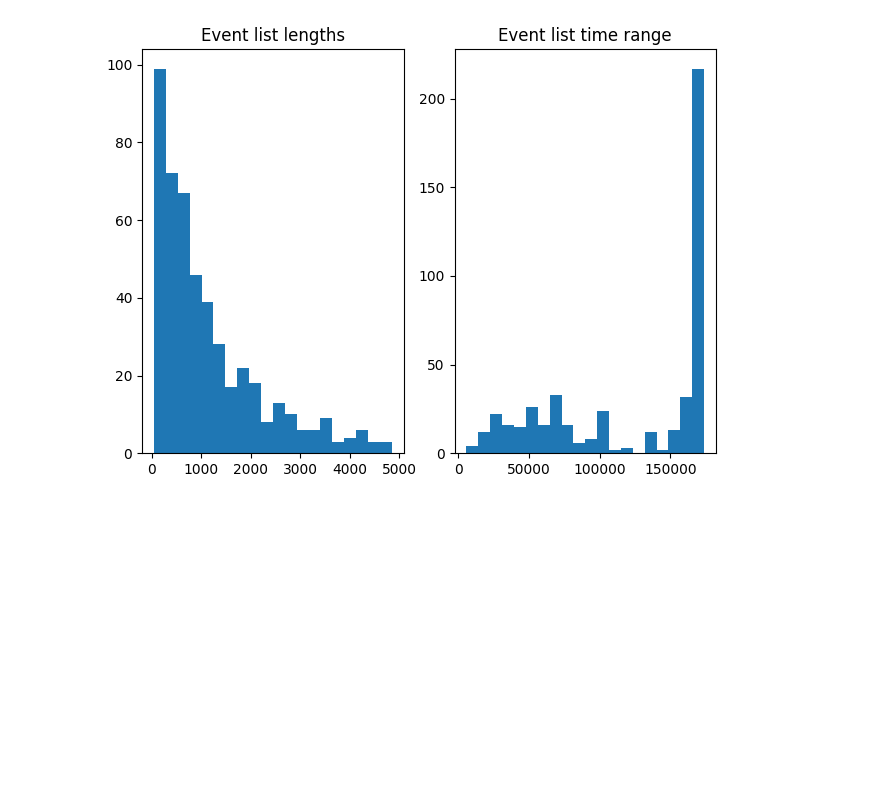
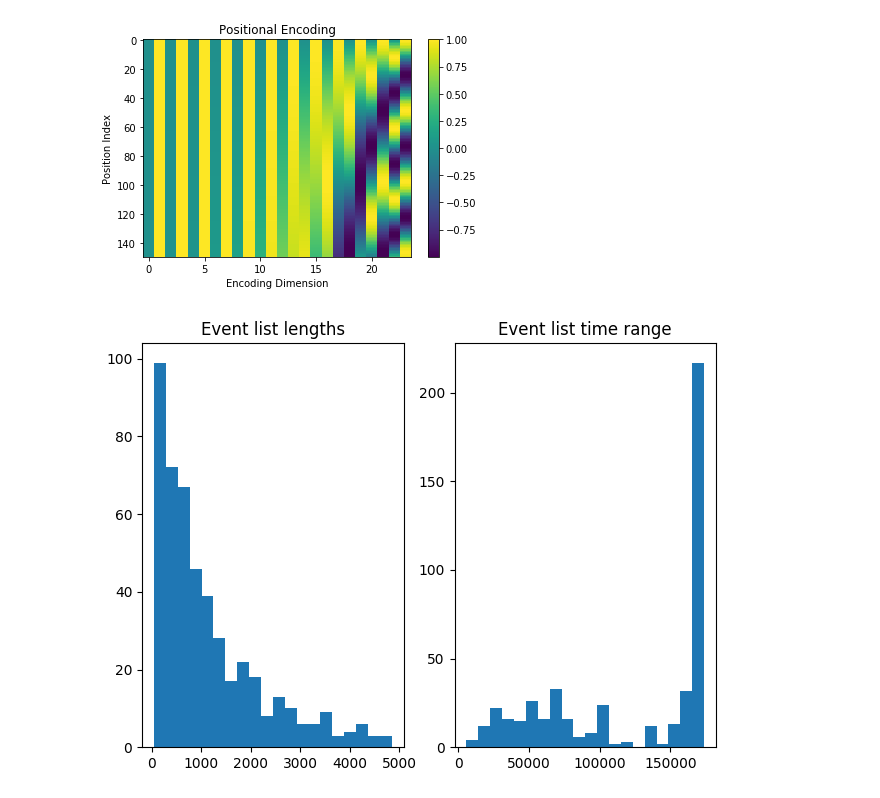
Before and after one commit to villrv/ppae, a Jupyter notebook: chandra_visualization.ipynb, the cells around one changed output. Saved outputs shown, nothing was run; the diff lists cells and outputs as text; code cells hidden in the pictures; blank space fills up the shorter version.

Commit message:
lots of updates, pending a bug fix that causes all latents to have positive values

```diff
--- a/chandra_visualization.ipynb
+++ b/chandra_visualization.ipynb
@@ -11,3 +16,76 @@ else:
+# %%
+def gen_pe(max_length, d_model, n):
+
+    # generate an empty matrix for the positional encodings (pe)
+    pe = np.zeros(max_length*d_model).reshape(max_length, d_model)
+
+    # for each position
+    for k in np.arange(max_length):
+
+    # for each dimension
+        for i in np.arange(d_model//2):
+
+            # calculate the internal value for sin and cos
+            theta = k / (n ** ((2*i)/d_model))
+
+            # even dims: sin
+            pe[k, 2*i] = np.sin(theta)
+
+            # odd dims: cos
+            pe[k, 2*i+1] = np.cos(theta)
+
+    return pe
+
+def gen_my_pe(max_length, d_model, n):
+
+    # generate an empty matrix for the positional encodings (pe)
+    pe = np.zeros(max_length*d_model).reshape(max_length, d_model)
+
+    # for each position
+    for k in np.arange(max_length):
+
+    # for each dimension
+        for i in np.arange(d_model//2):
+
+            # calculate the internal value for sin and cos
+#             theta = k / (n ** ((2*i)/d_model))
+            theta = np.pi * 2 ** (i) * k / 50000
+
+            # even dims: sin
+            pe[k, 2*i] = np.sin(theta)
+
+            # odd dims: cos
+            pe[k, 2*i+1] = np.cos(theta)
+
+    return pe
+
+def visualize_pe(max_length, d_model, n, my=False):
+    if not my:
+        plt.imshow(gen_pe(max_length, d_model, n), aspect="auto")
+    else:
+        plt.imshow(gen_my_pe(max_length, d_model, n), aspect="auto")
+    plt.title("Positional Encoding")
+    plt.xlabel("Encoding Dimension")
+    plt.ylabel("Position Index")
+
+    # set the tick marks for the axes
+    if d_model < 10:
+        plt.xticks(np.arange(0, d_model))
+    if max_length < 20:
+        plt.yticks(np.arange(max_length-1, -1, -1))
+
+    plt.colorbar()
+    plt.show()
+
+# plot the encodings
+max_length = 150
+d_model = 24
+n = 50000
+
+# visualize_pe(max_length, d_model, n)
+visualize_pe(max_length, d_model, n, my=True)
+# %% [output]
+[figure, added]
 # %%
 #### Load true and false flares data
 # Load dataframes
```
Also changed, not shown: parts of 2 cells of this notebook, 7 other files.
